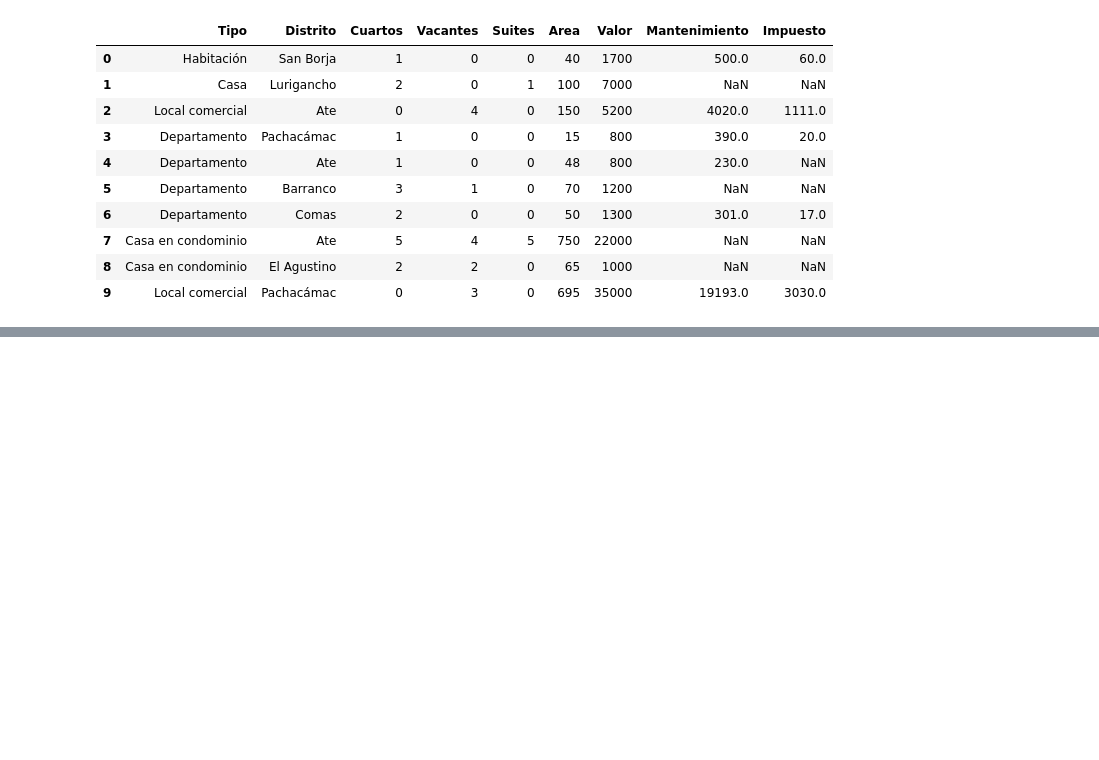
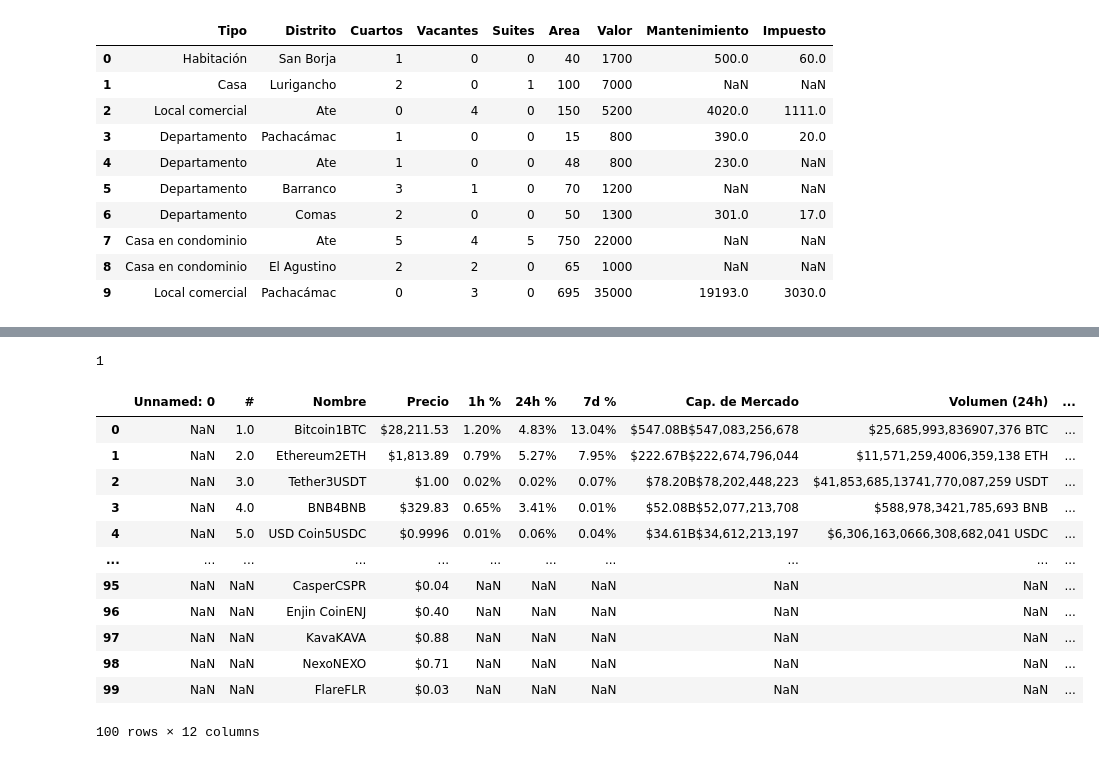
Before and after one commit to MatiasRuizSilva/Python-for-Data-Science, a Jupyter notebook: Importando_la_base_de_datos.ipynb, the cells around one changed output, grey strips where cells are left out. Saved outputs shown, nothing was run; the diff lists cells and outputs as text; code cells hidden in the pictures; blank space fills up the shorter version.

```diff
--- a/Importando_la_base_de_datos.ipynb
+++ b/Importando_la_base_de_datos.ipynb
@@ -63,0 +100,21 @@ df_txt
+# %%
+df_html = pd.read_html('https://coinmarketcap.com/es/')
+len(df_html)
+# %% [output]
+1
+# %%
+df_html[0]
+# %% [output]
+|  | Unnamed: 0 | # | Nombre | Precio | 1h % | 24h % | 7d % | Cap. de Mercado | Volumen (24h) | ... |
+| 0 | NaN | 1.0 | Bitcoin1BTC | $28,211.53 | 1.20% | 4.83% | 13.04% | $547.08B$547,083,256,678 | $25,685,993,836907,376 BTC | ... |
+| 1 | NaN | 2.0 | Ethereum2ETH | $1,813.89 | 0.79% | 5.27% | 7.95% | $222.67B$222,674,796,044 | $11,571,259,4006,359,138 ETH | ... |
+| 2 | NaN | 3.0 | Tether3USDT | $1.00 | 0.02% | 0.02% | 0.07% | $78.20B$78,202,448,223 | $41,853,685,13741,770,087,259 USDT | ... |
+| 3 | NaN | 4.0 | BNB4BNB | $329.83 | 0.65% | 3.41% | 0.01% | $52.08B$52,077,213,708 | $588,978,3421,785,693 BNB | ... |
+| 4 | NaN | 5.0 | USD Coin5USDC | $0.9996 | 0.01% | 0.06% | 0.04% | $34.61B$34,612,213,197 | $6,306,163,0666,308,682,041 USDC | ... |
+| ... | ... | ... | ... | ... | ... | ... | ... | ... | ... | ... |
+| 95 | NaN | NaN | CasperCSPR | $0.04 | NaN | NaN | NaN | NaN | NaN | ... |
+| 96 | NaN | NaN | Enjin CoinENJ | $0.40 | NaN | NaN | NaN | NaN | NaN | ... |
+| 97 | NaN | NaN | KavaKAVA | $0.88 | NaN | NaN | NaN | NaN | NaN | ... |
+| 98 | NaN | NaN | NexoNEXO | $0.71 | NaN | NaN | NaN | NaN | NaN | ... |
+| 99 | NaN | NaN | FlareFLR | $0.03 | NaN | NaN | NaN | NaN | NaN | ... |
+100 rows × 12 columns
```
Also changed, not shown: parts of 2 cells of this notebook.
